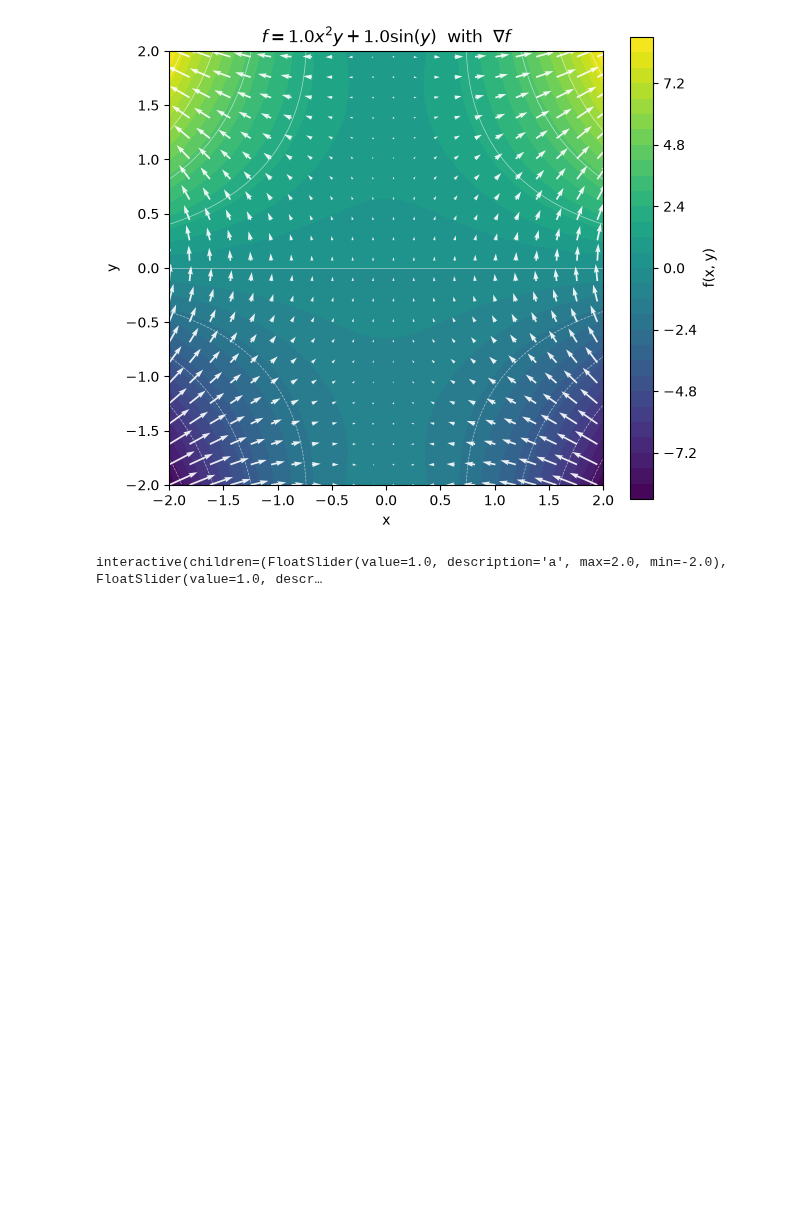
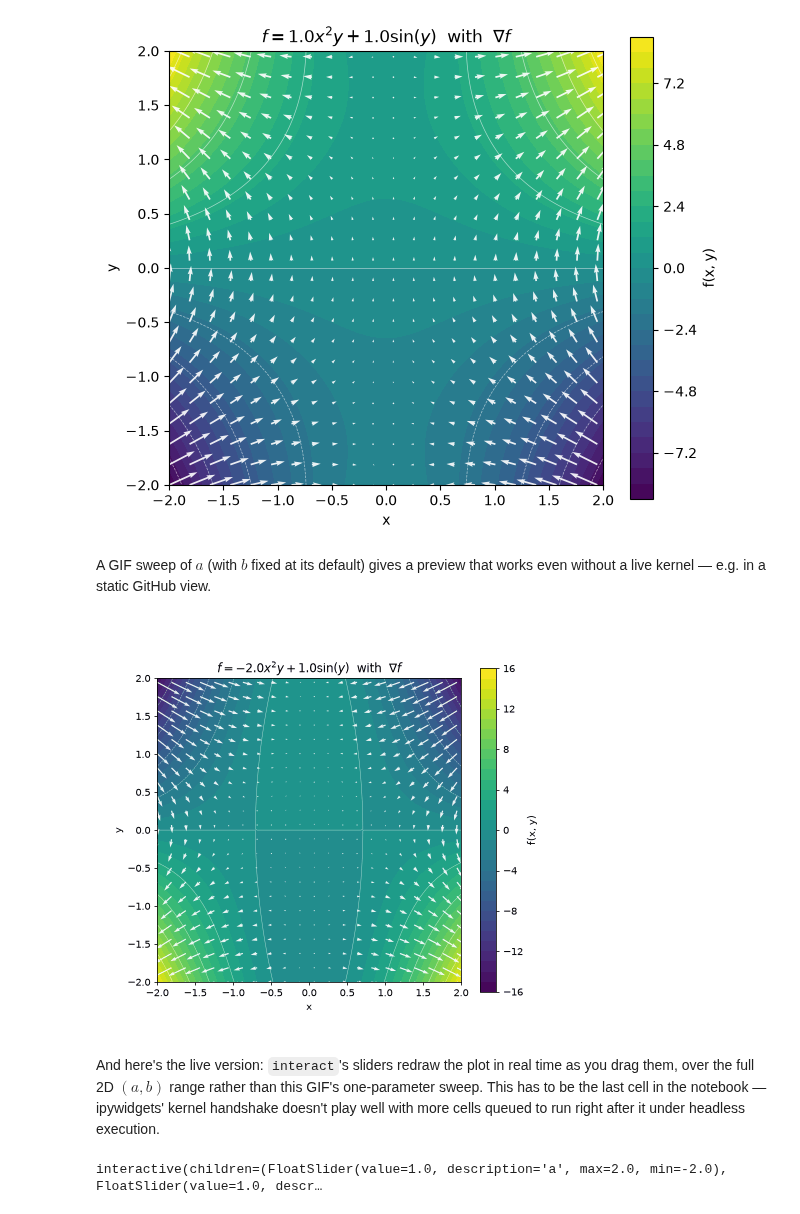
Before and after one commit to FinnTune/del-operator-viz, a Jupyter notebook: notebooks/01_gradient.ipynb, the cells around one changed output. Saved outputs shown, nothing was run; the diff lists cells and outputs as text; code cells hidden in the pictures; blank space fills up the shorter version.

Commit message:
Add animated GIF export for the interactive parameter sweeps

```diff
--- a/notebooks/01_gradient.ipynb
+++ b/notebooks/01_gradient.ipynb
@@ -147,5 +144,5 @@ points straight up/down, since the field no longer depends on $x$ at all.
 # %%
-def show_gradient(a=1.0, b=1.0):
+def show_gradient(a=1.0, b=1.0, return_fig=False):
     x_vals = np.linspace(-2, 2, 150)
     y_vals = np.linspace(-2, 2, 150)
     Xi, Yi = np.meshgrid(x_vals, y_vals)
@@ -159,6 +156,8 @@ def show_gradient(a=1.0, b=1.0):
         title=fr"$f = {a:.1f}x^2y + {b:.1f}\sin(y)$  with  $\nabla f$",
         n_arrows=20,
     )
+    if return_fig:
+        return fig
     plt.show()
 
 
@@ -166,11 +165,60 @@ def show_gradient(a=1.0, b=1.0):
 show_gradient()
 # %% [output]
 [figure]
-# %%
-interact(
-    show_gradient,
-    a=widgets.FloatSlider(value=1.0, min=-2.0, max=2.0, step=0.1, description="a"),
-    b=widgets.FloatSlider(value=1.0, min=-2.0, max=2.0, step=0.1, description="b"),
-);
-# %% [output]
-interactive(children=(FloatSlider(value=1.0, description='a', max=2.0, min=-2.0), FloatSlider(value=1.0, descr…
+# %% [markdown]
+A GIF sweep of $a$ (with $b$ fixed at its default) gives a preview
+that works even without a live kernel — e.g. in a static GitHub view.
+# %%
+import io
+from PIL import Image as PILImage
+from IPython.display import Image as IPyImage
+
+
+def render_frame(fig):
+    """Rasterize a matplotlib Figure to a PIL Image, then close it.
+
+    Closing here (rather than after the whole sweep) keeps a long sweep
+    from accumulating dozens of open figures in memory.
+    """
+    buf = io.BytesIO()
+    fig.savefig(buf, format="png", dpi=70)
+    plt.close(fig)
+    buf.seek(0)
+    return PILImage.open(buf).convert("RGB")
+
+
+def ping_pong(values):
+    """Append the reverse (minus the endpoints) so a GIF loops smoothly."""
+    return np.concatenate([values, values[-2:0:-1]])
+
+
+def sweep_to_gif(show_fn, param_name, values, duration_ms=120):
+    """Render show_fn(<param_name>=v, return_fig=True) for each v and stitch
+    the frames into an in-memory animated GIF -- no files written to disk.
+    """
+    frames = [render_frame(show_fn(**{param_name: v}, return_fig=True)) for v in values]
+    buf = io.BytesIO()
+    frames[0].save(
+        buf, format="GIF", save_all=True, append_images=frames[1:],
+        duration=duration_ms, loop=0, optimize=True,
+    )
+    return IPyImage(data=buf.getvalue(), format="gif")
+# %%
+a_values = np.linspace(-2.0, 2.0, 15)
+sweep_to_gif(show_gradient, "a", ping_pong(a_values))
+# %% [output]
+[figure, added]
+# %% [markdown]
+And here's the live version: `interact`'s sliders redraw the plot
+in real time as you drag them, over the full 2D $(a, b)$ range rather than
+this GIF's one-parameter sweep. This has to be the last cell in the
+notebook — ipywidgets' kernel handshake doesn't play well with more cells
+queued to run right after it under headless execution.
+# %%
+interact(
+    show_gradient,
+    a=widgets.FloatSlider(value=1.0, min=-2.0, max=2.0, step=0.1, description="a"),
+    b=widgets.FloatSlider(value=1.0, min=-2.0, max=2.0, step=0.1, description="b"),
+);
+# %% [output]
+interactive(children=(FloatSlider(value=1.0, description='a', max=2.0, min=-2.0), FloatSlider(value=1.0, descr…
```
Also changed, not shown: parts of 2 cells of this notebook, 3 other files.
